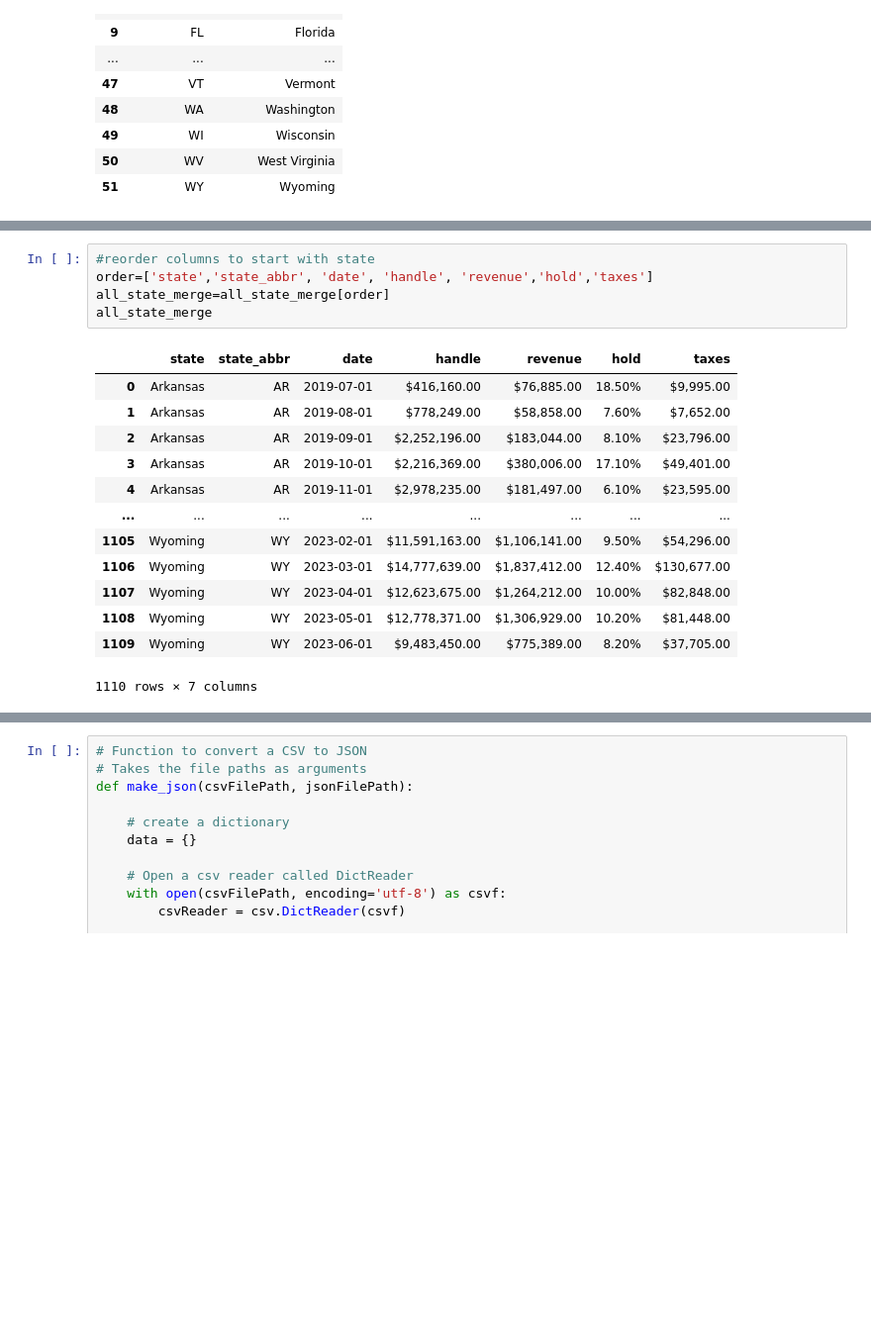
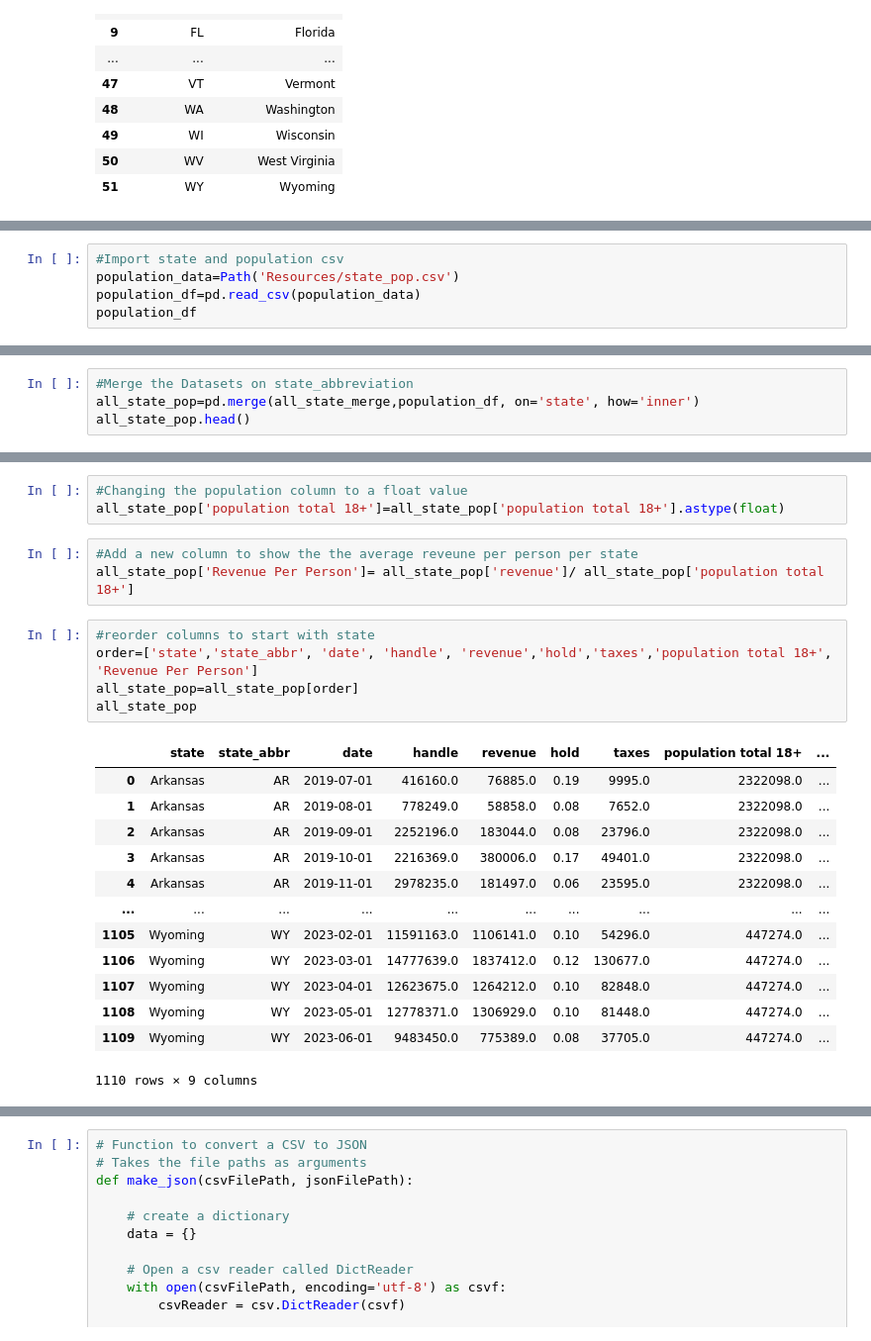
Before and after one commit to caleb-g23/Project-3-Sports-Betting-Analysis, a Jupyter notebook: All_States_DF.ipynb, the cells around one changed output, grey strips where cells are left out. Shown at 99% size. Saved outputs shown, nothing was run; the diff lists cells and outputs as text; blank space fills up the shorter version.

```diff
--- a/All_States_DF.ipynb
+++ b/All_States_DF.ipynb
@@ -127,0 +101,5 @@ all_state_merge.head()
+# %%
+#Import state and population csv
+population_data=Path('Resources/state_pop.csv')
+population_df=pd.read_csv(population_data)
+population_df
@@ -127,0 +124,4 @@ all_state_merge.head()
+# %%
+#Merge the Datasets on state_abbreviation
+all_state_pop=pd.merge(all_state_merge,population_df, on='state', how='inner')
+all_state_pop.head()
@@ -128,19 +135,25 @@ all_state_merge.head()
+# %%
+#Changing the population column to a float value
+all_state_pop['population total 18+']=all_state_pop['population total 18+'].astype(float)
+# %%
+#Add a new column to show the the average reveune per person per state
+all_state_pop['Revenue Per Person']= all_state_pop['revenue']/ all_state_pop['population total 18+']
 # %%
 #reorder columns to start with state
-order=['state','state_abbr', 'date', 'handle', 'revenue','hold','taxes']
-all_state_merge=all_state_merge[order]
-all_state_merge
+order=['state','state_abbr', 'date', 'handle', 'revenue','hold','taxes','population total 18+', 'Revenue Per Person']
+all_state_pop=all_state_pop[order]
+all_state_pop
 # %% [output]
-|  | state | state_abbr | date | handle | revenue | hold | taxes |
-| 0 | Arkansas | AR | 2019-07-01 | $416,160.00 | $76,885.00 | 18.50% | $9,995.00 |
-| 1 | Arkansas | AR | 2019-08-01 | $778,249.00 | $58,858.00 | 7.60% | $7,652.00 |
-| 2 | Arkansas | AR | 2019-09-01 | $2,252,196.00 | $183,044.00 | 8.10% | $23,796.00 |
-| 3 | Arkansas | AR | 2019-10-01 | $2,216,369.00 | $380,006.00 | 17.10% | $49,401.00 |
-| 4 | Arkansas | AR | 2019-11-01 | $2,978,235.00 | $181,497.00 | 6.10% | $23,595.00 |
-| ... | ... | ... | ... | ... | ... | ... | ... |
-| 1105 | Wyoming | WY | 2023-02-01 | $11,591,163.00 | $1,106,141.00 | 9.50% | $54,296.00 |
-| 1106 | Wyoming | WY | 2023-03-01 | $14,777,639.00 | $1,837,412.00 | 12.40% | $130,677.00 |
-| 1107 | Wyoming | WY | 2023-04-01 | $12,623,675.00 | $1,264,212.00 | 10.00% | $82,848.00 |
-| 1108 | Wyoming | WY | 2023-05-01 | $12,778,371.00 | $1,306,929.00 | 10.20% | $81,448.00 |
-| 1109 | Wyoming | WY | 2023-06-01 | $9,483,450.00 | $775,389.00 | 8.20% | $37,705.00 |
+|  | state | state_abbr | date | handle | revenue | hold | taxes | population total 18+ | ... |
+| 0 | Arkansas | AR | 2019-07-01 | 416160.0 | 76885.0 | 0.19 | 9995.0 | 2322098.0 | ... |
+| 1 | Arkansas | AR | 2019-08-01 | 778249.0 | 58858.0 | 0.08 | 7652.0 | 2322098.0 | ... |
+| 2 | Arkansas | AR | 2019-09-01 | 2252196.0 | 183044.0 | 0.08 | 23796.0 | 2322098.0 | ... |
+| 3 | Arkansas | AR | 2019-10-01 | 2216369.0 | 380006.0 | 0.17 | 49401.0 | 2322098.0 | ... |
+| 4 | Arkansas | AR | 2019-11-01 | 2978235.0 | 181497.0 | 0.06 | 23595.0 | 2322098.0 | ... |
+| ... | ... | ... | ... | ... | ... | ... | ... | ... | ... |
+| 1105 | Wyoming | WY | 2023-02-01 | 11591163.0 | 1106141.0 | 0.10 | 54296.0 | 447274.0 | ... |
+| 1106 | Wyoming | WY | 2023-03-01 | 14777639.0 | 1837412.0 | 0.12 | 130677.0 | 447274.0 | ... |
+| 1107 | Wyoming | WY | 2023-04-01 | 12623675.0 | 1264212.0 | 0.10 | 82848.0 | 447274.0 | ... |
+| 1108 | Wyoming | WY | 2023-05-01 | 12778371.0 | 1306929.0 | 0.10 | 81448.0 | 447274.0 | ... |
+| 1109 | Wyoming | WY | 2023-06-01 | 9483450.0 | 775389.0 | 0.08 | 37705.0 | 447274.0 | ... |
-1110 rows × 7 columns
+1110 rows × 9 columns
```
Also changed, not shown: parts of 13 cells of this notebook, 16 other files.
